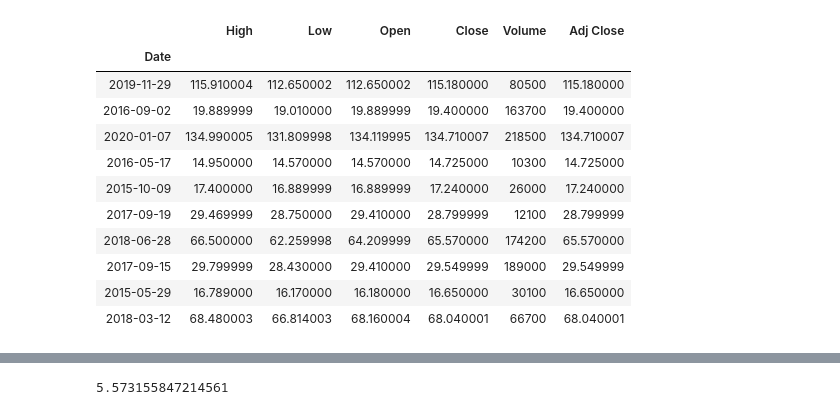
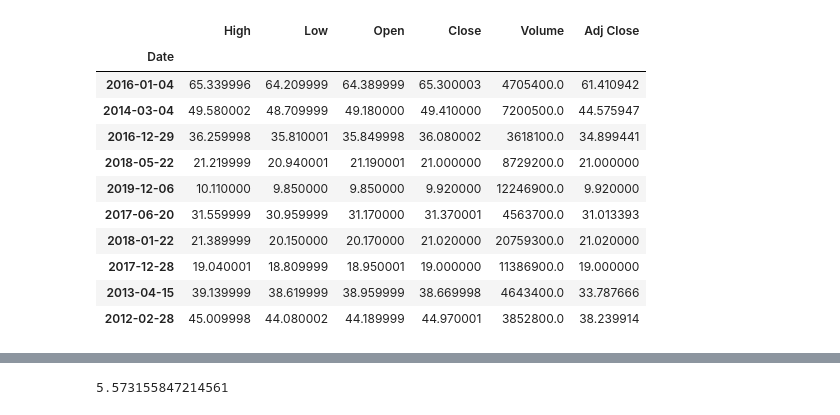
Before and after one commit to MichaelsTestchamber/SentimentAnalysis, a Jupyter notebook: Stock testing.ipynb, the cells around one changed output, grey strips where cells are left out. Drawn from its saved outputs; the diff is of its cells as text; code cells hidden in the pictures.

```diff
--- a/Stock testing.ipynb
+++ b/Stock testing.ipynb
@@ -15,19 +13,19 @@ ModuleNotFoundError: No module named 'pandas_datareader'
 # %%
-df = web.DataReader('GOOG', data_source='yahoo', start='2012-01-01', end='2020-04-11')
+df = web.DataReader('TEVA', data_source='yahoo', start='2012-01-01', end='2021-03-16')
 df.sample(10)
 # %% [output]
 |  | High | Low | Open | Close | Volume | Adj Close |
 | Date |  |  |  |  |  |  |
-| 2019-11-29 | 115.910004 | 112.650002 | 112.650002 | 115.180000 | 80500 | 115.180000 |
-| 2016-09-02 | 19.889999 | 19.010000 | 19.889999 | 19.400000 | 163700 | 19.400000 |
-| 2020-01-07 | 134.990005 | 131.809998 | 134.119995 | 134.710007 | 218500 | 134.710007 |
-| 2016-05-17 | 14.950000 | 14.570000 | 14.570000 | 14.725000 | 10300 | 14.725000 |
-| 2015-10-09 | 17.400000 | 16.889999 | 16.889999 | 17.240000 | 26000 | 17.240000 |
-| 2017-09-19 | 29.469999 | 28.750000 | 29.410000 | 28.799999 | 12100 | 28.799999 |
-| 2018-06-28 | 66.500000 | 62.259998 | 64.209999 | 65.570000 | 174200 | 65.570000 |
-| 2017-09-15 | 29.799999 | 28.430000 | 29.410000 | 29.549999 | 189000 | 29.549999 |
-| 2015-05-29 | 16.789000 | 16.170000 | 16.180000 | 16.650000 | 30100 | 16.650000 |
-| 2018-03-12 | 68.480003 | 66.814003 | 68.160004 | 68.040001 | 66700 | 68.040001 |
+| 2016-01-04 | 65.339996 | 64.209999 | 64.389999 | 65.300003 | 4705400.0 | 61.410942 |
+| 2014-03-04 | 49.580002 | 48.709999 | 49.180000 | 49.410000 | 7200500.0 | 44.575947 |
+| 2016-12-29 | 36.259998 | 35.810001 | 35.849998 | 36.080002 | 3618100.0 | 34.899441 |
+| 2018-05-22 | 21.219999 | 20.940001 | 21.190001 | 21.000000 | 8729200.0 | 21.000000 |
+| 2019-12-06 | 10.110000 | 9.850000 | 9.850000 | 9.920000 | 12246900.0 | 9.920000 |
+| 2017-06-20 | 31.559999 | 30.959999 | 31.170000 | 31.370001 | 4563700.0 | 31.013393 |
+| 2018-01-22 | 21.389999 | 20.150000 | 20.170000 | 21.020000 | 20759300.0 | 21.020000 |
+| 2017-12-28 | 19.040001 | 18.809999 | 18.950001 | 19.000000 | 11386900.0 | 19.000000 |
+| 2013-04-15 | 39.139999 | 38.619999 | 38.959999 | 38.669998 | 4643400.0 | 33.787666 |
+| 2012-02-28 | 45.009998 | 44.080002 | 44.189999 | 44.970001 | 3852800.0 | 38.239914 |
 # %%
 plt.figure(figsize=(16,8))
 plt.title('Close price history')
```
Also changed, not shown: parts of 7 cells of this notebook, 1 other file.
